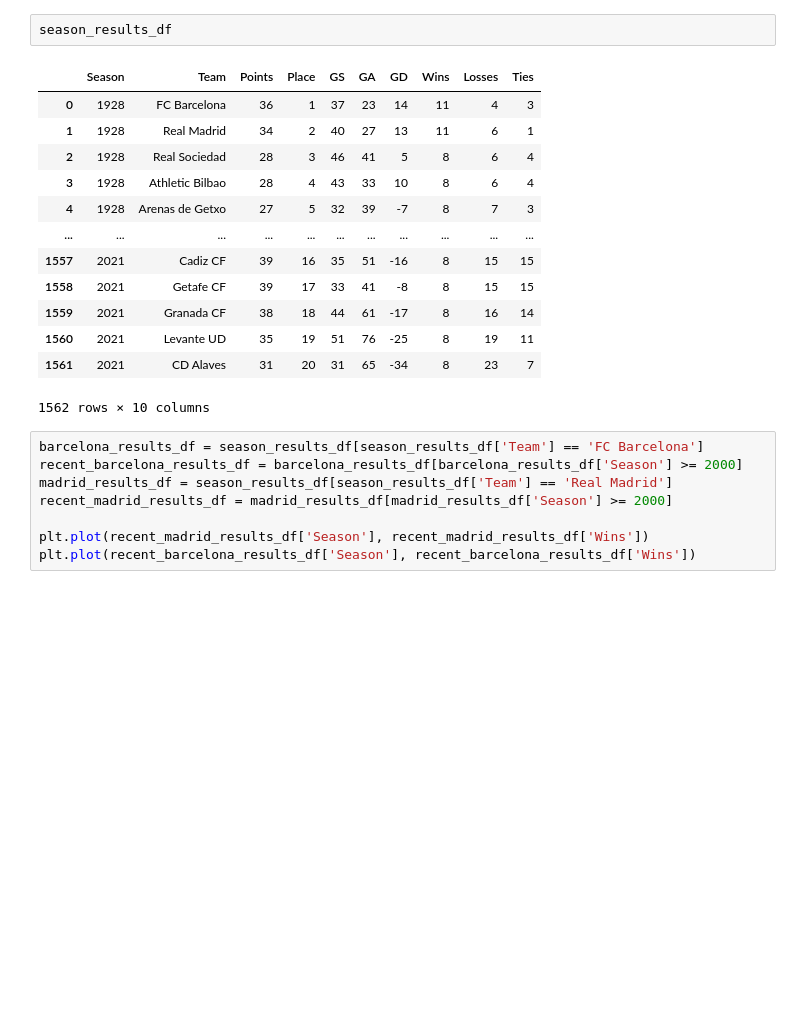
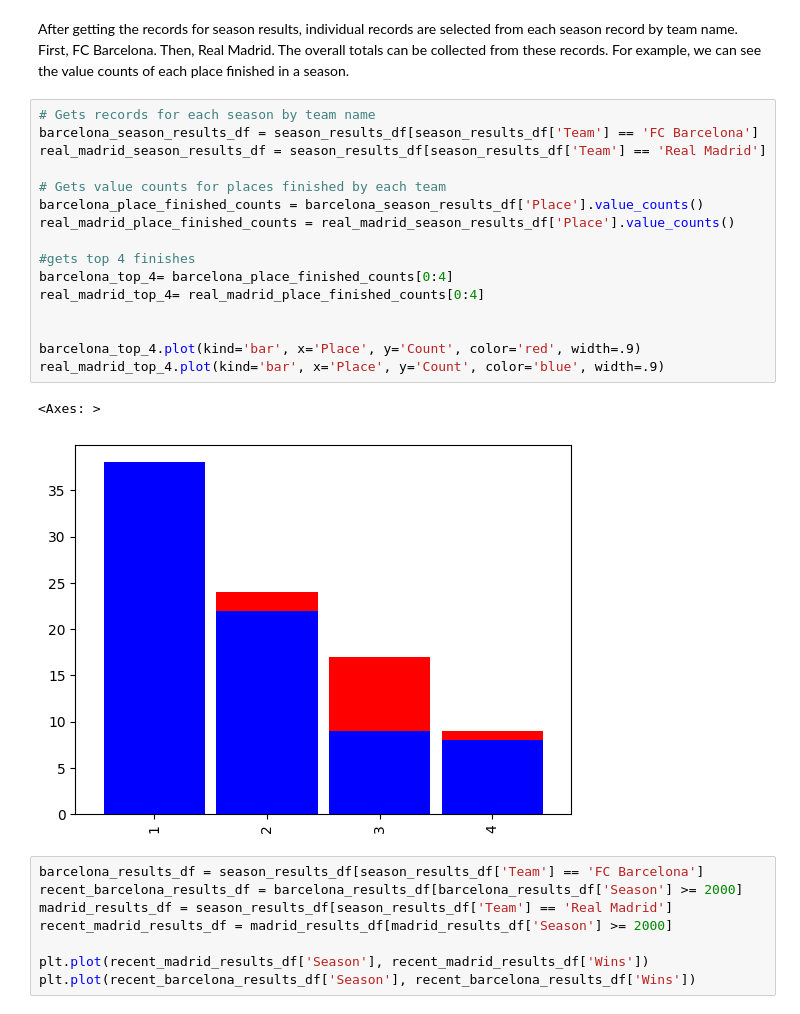
Before and after one commit to EvanDBush/soccer_rivalry_project, a Jupyter notebook: explore.ipynb, the cells around one changed output. Drawn from its saved outputs; the diff is of its cells as text; blank space fills up the shorter version.

Commit message:
still working on plots

```diff
--- a/explore.ipynb
+++ b/explore.ipynb
@@ -24,19 +32,24 @@ spain_df
-# %%
-season_results_df
-# %% [output]
-|  | Season | Team | Points | Place | GS | GA | GD | Wins | Losses | Ties |
-| 0 | 1928 | FC Barcelona | 36 | 1 | 37 | 23 | 14 | 11 | 4 | 3 |
-| 1 | 1928 | Real Madrid | 34 | 2 | 40 | 27 | 13 | 11 | 6 | 1 |
-| 2 | 1928 | Real Sociedad | 28 | 3 | 46 | 41 | 5 | 8 | 6 | 4 |
-| 3 | 1928 | Athletic Bilbao | 28 | 4 | 43 | 33 | 10 | 8 | 6 | 4 |
-| 4 | 1928 | Arenas de Getxo | 27 | 5 | 32 | 39 | -7 | 8 | 7 | 3 |
-| ... | ... | ... | ... | ... | ... | ... | ... | ... | ... | ... |
-| 1557 | 2021 | Cadiz CF | 39 | 16 | 35 | 51 | -16 | 8 | 15 | 15 |
-| 1558 | 2021 | Getafe CF | 39 | 17 | 33 | 41 | -8 | 8 | 15 | 15 |
-| 1559 | 2021 | Granada CF | 38 | 18 | 44 | 61 | -17 | 8 | 16 | 14 |
-| 1560 | 2021 | Levante UD | 35 | 19 | 51 | 76 | -25 | 8 | 19 | 11 |
-| 1561 | 2021 | CD Alaves | 31 | 20 | 31 | 65 | -34 | 8 | 23 | 7 |
-1562 rows × 10 columns
+# %% [markdown]
+After getting the records for season results, individual records are selected from each season record by team name. First, FC Barcelona. Then, Real Madrid. The overall totals can be collected from these records. For example, we can see the value counts of each place finished in a season.
+# %%
+# Gets records for each season by team name
+barcelona_season_results_df = season_results_df[season_results_df['Team'] == 'FC Barcelona']
+real_madrid_season_results_df = season_results_df[season_results_df['Team'] == 'Real Madrid']
+
+# Gets value counts for places finished by each team
+barcelona_place_finished_counts = barcelona_season_results_df['Place'].value_counts()
+real_madrid_place_finished_counts = real_madrid_season_results_df['Place'].value_counts()
+
+#gets top 4 finishes
+barcelona_top_4= barcelona_place_finished_counts[0:4]
+real_madrid_top_4= real_madrid_place_finished_counts[0:4]
+
+
+barcelona_top_4.plot(kind='bar', x='Place', y='Count', color='red', width=.9)
+real_madrid_top_4.plot(kind='bar', x='Place', y='Count', color='blue', width=.9)
+# %% [output]
+<Axes: >
+[figure, added]
 # %%
 barcelona_results_df = season_results_df[season_results_df['Team'] == 'FC Barcelona']
 recent_barcelona_results_df = barcelona_results_df[barcelona_results_df['Season'] >= 2000]
```
Also changed, not shown: parts of 4 cells of this notebook.
